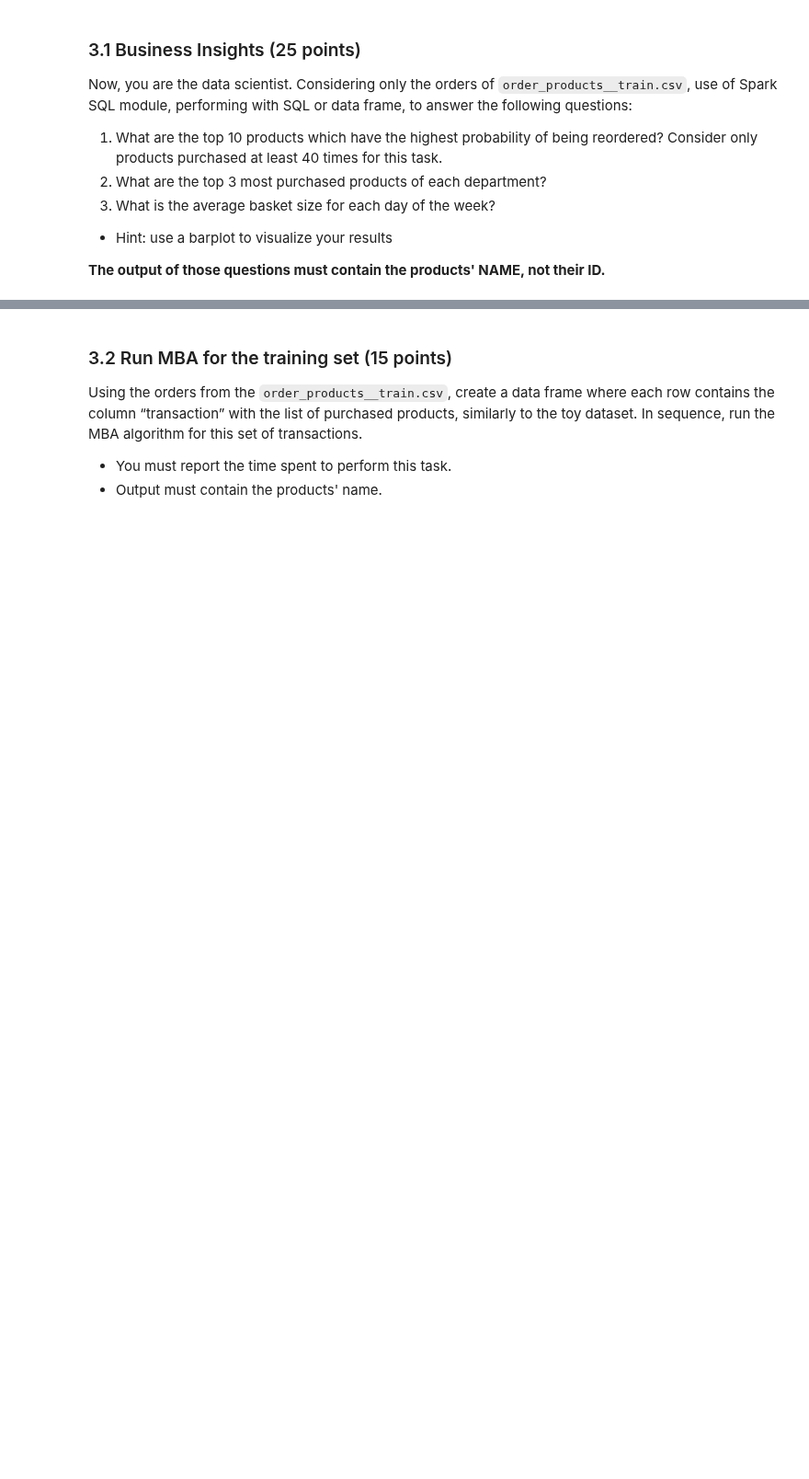
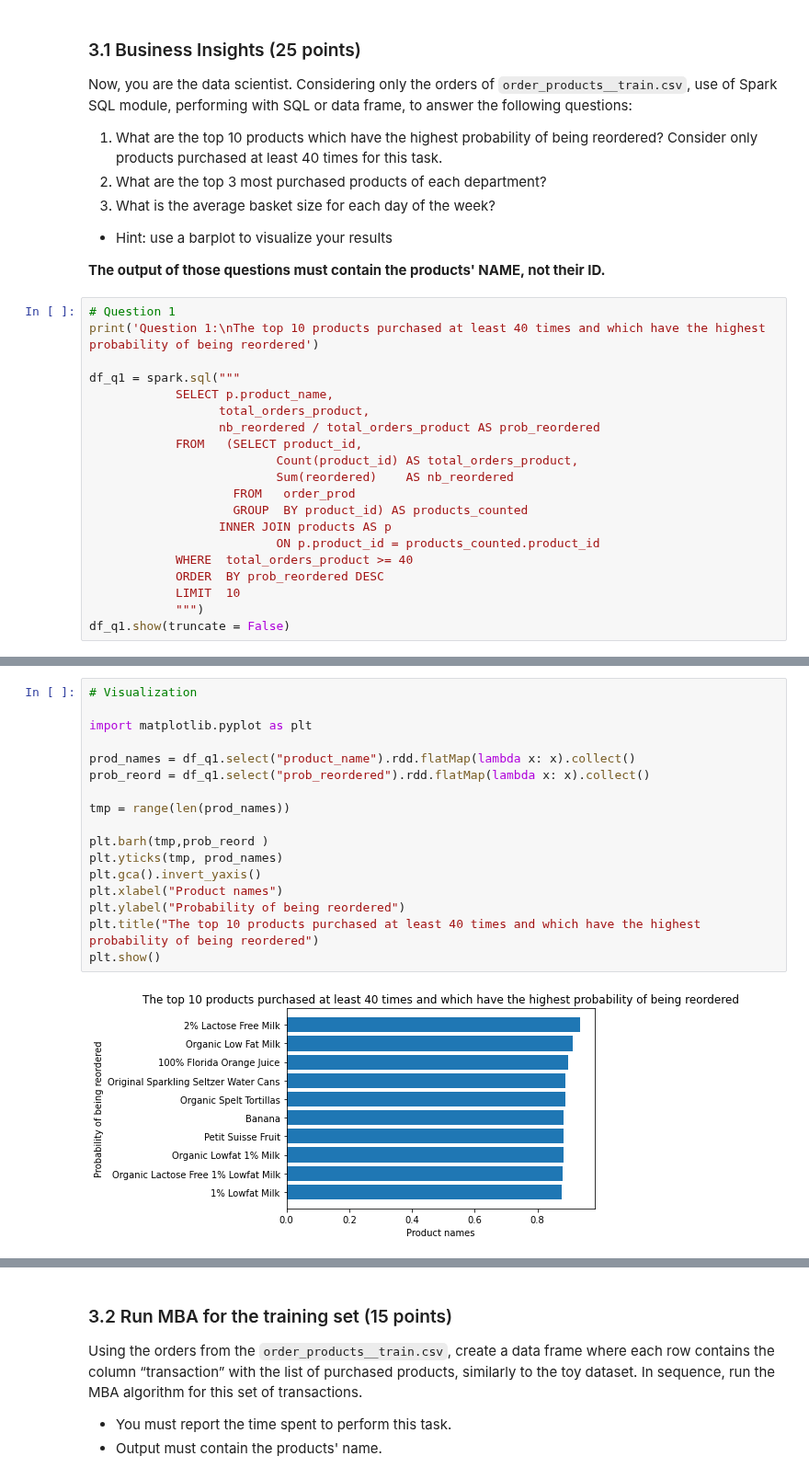
Before and after one commit to OumaymaMessoussi/INF8111, a Jupyter notebook: TP2/TP2_KacemKhaled_OumaymaMessoussi_SemahAissaoui.ipynb, the cells around one changed output, grey strips where cells are left out. Shown at 92% size. Drawn from its saved outputs; the diff is of its cells as text; blank space fills up the shorter version.

```diff
--- a/TP2/TP2_KacemKhaled_OumaymaMessoussi_SemahAissaoui.ipynb
+++ b/TP2/TP2_KacemKhaled_OumaymaMessoussi_SemahAissaoui.ipynb
@@ -726,3 +761,23 @@ Now, you are the data scientist. Considering only the orders of ``order_products
 - Hint: use a barplot to visualize your results
 
 **The output of those questions must contain the products' NAME, not their ID.**
+# %%
+# Question 1
+print('Question 1:\nThe top 10 products purchased at least 40 times and which have the highest probability of being reordered')
+
+df_q1 = spark.sql("""
+            SELECT p.product_name,
+                  total_orders_product,
+                  nb_reordered / total_orders_product AS prob_reordered
+            FROM   (SELECT product_id,
+                          Count(product_id) AS total_orders_product,
+                          Sum(reordered)    AS nb_reordered
+                    FROM   order_prod
+                    GROUP  BY product_id) AS products_counted
+                  INNER JOIN products AS p
+                          ON p.product_id = products_counted.product_id
+            WHERE  total_orders_product >= 40
+            ORDER  BY prob_reordered DESC
+            LIMIT  10
+            """)
+df_q1.show(truncate = False)
@@ -728,0 +801,19 @@ Now, you are the data scientist. Considering only the orders of ``order_products
+# %%
+# Visualization
+
+import matplotlib.pyplot as plt
+
+prod_names = df_q1.select("product_name").rdd.flatMap(lambda x: x).collect()
+prob_reord = df_q1.select("prob_reordered").rdd.flatMap(lambda x: x).collect()
+
+tmp = range(len(prod_names))
+
+plt.barh(tmp,prob_reord )
+plt.yticks(tmp, prod_names)
+plt.gca().invert_yaxis()
+plt.xlabel("Product names")
+plt.ylabel("Probability of being reordered")
+plt.title("The top 10 products purchased at least 40 times and which have the highest probability of being reordered")
+plt.show()
+# %% [output]
+[figure, added]
```
Also changed, not shown: parts of 17 cells of this notebook.
